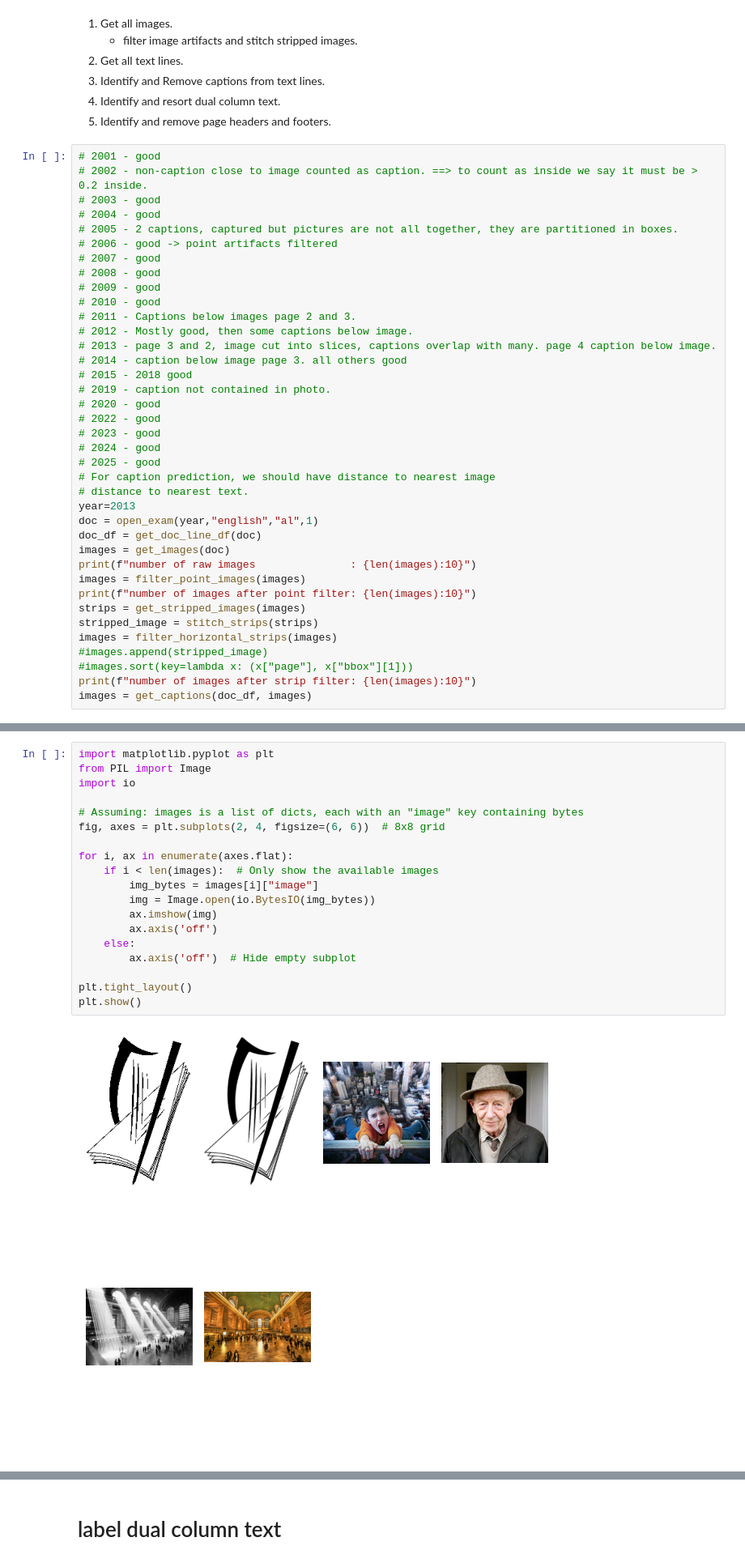
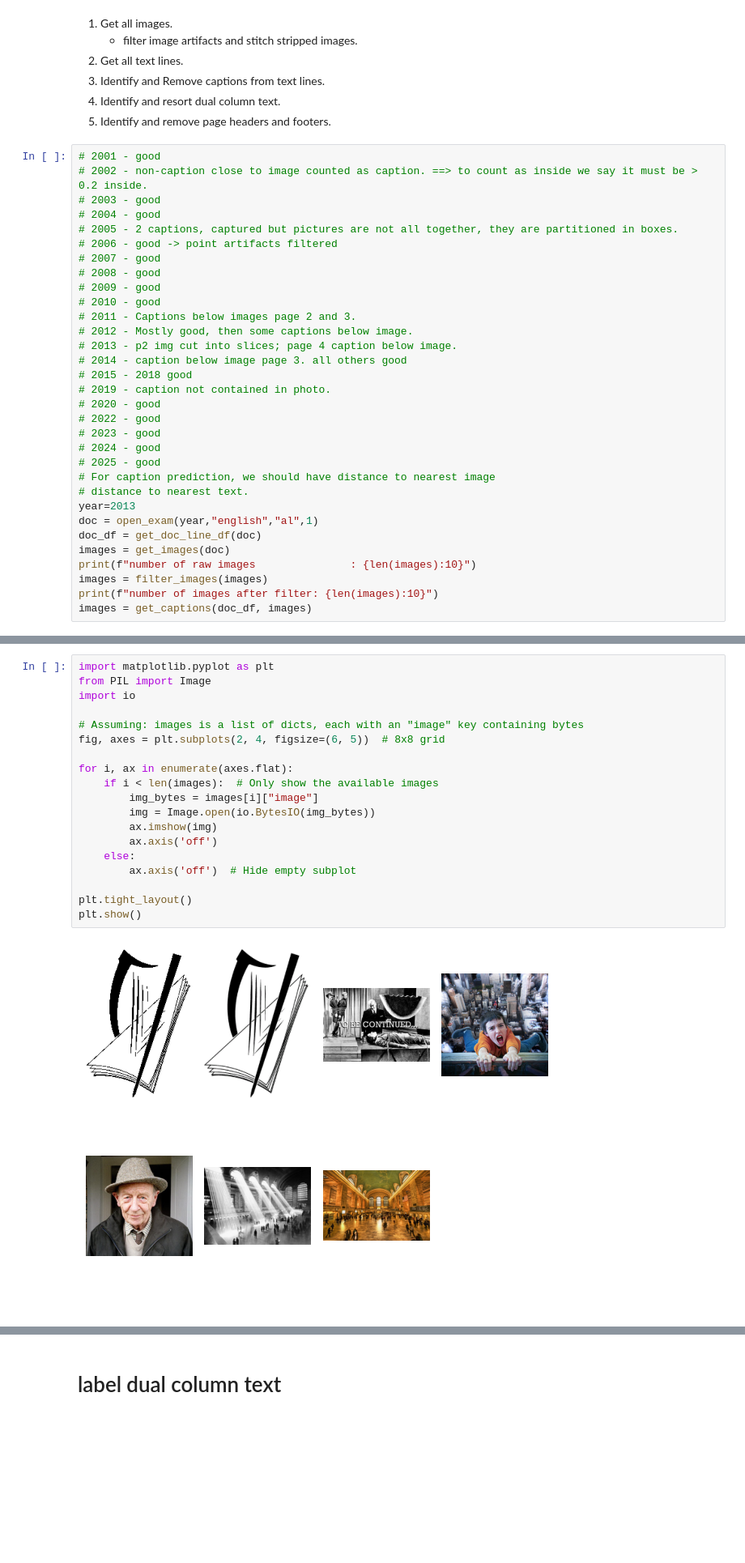
Before and after one commit to DSP-Tan/ogham-cloud, a Jupyter notebook: pdf_scraper/research/examAsLines.ipynb, the cells around one changed output, grey strips where cells are left out. Shown at 81% size. Drawn from its saved outputs; the diff is of its cells as text; blank space fills up the shorter version.

Commit message:
further work on caption detection

```diff
--- a/pdf_scraper/research/examAsLines.ipynb
+++ b/pdf_scraper/research/examAsLines.ipynb
@@ -47,7 +45,7 @@ def show_image(image):
 # 2010 - good
 # 2011 - Captions below images page 2 and 3.
 # 2012 - Mostly good, then some captions below image.
-# 2013 - page 3 and 2, image cut into slices, captions overlap with many. page 4 caption below image.
+# 2013 - p2 img cut into slices; page 4 caption below image.
 # 2014 - caption below image page 3. all others good
 # 2015 - 2018 good
 # 2019 - caption not contained in photo.
@@ -63,14 +61,8 @@ doc = open_exam(year,"english","al",1)
 doc_df = get_doc_line_df(doc)
 images = get_images(doc)
 print(f"number of raw images               : {len(images):10}")
-images = filter_point_images(images)
-print(f"number of images after point filter: {len(images):10}")
-strips = get_stripped_images(images)
-stripped_image = stitch_strips(strips)
-images = filter_horizontal_strips(images)
-#images.append(stripped_image)
-#images.sort(key=lambda x: (x["page"], x["bbox"][1]))
-print(f"number of images after strip filter: {len(images):10}")
+images = filter_images(images)
+print(f"number of images after filter: {len(images):10}")
 images = get_captions(doc_df, images)
 # %% [output]
 number of raw images               :        260
@@ -81,24 +80,24 @@ number of images after strip filter:          6
 # %%
 import matplotlib.pyplot as plt
 from PIL import Image
 import io
 
 # Assuming: images is a list of dicts, each with an "image" key containing bytes
-fig, axes = plt.subplots(2, 4, figsize=(6, 6))  # 8x8 grid
+fig, axes = plt.subplots(2, 4, figsize=(6, 5))  # 8x8 grid
 
 for i, ax in enumerate(axes.flat):
     if i < len(images):  # Only show the available images
         img_bytes = images[i]["image"]
         img = Image.open(io.BytesIO(img_bytes))
         ax.imshow(img)
         ax.axis('off')
     else:
         ax.axis('off')  # Hide empty subplot
 
 plt.tight_layout()
 plt.show()
 # %% [output]
-[figure, old version]
+[figure, new version]
 # %%
 def bbox_distance(bbox1, bbox2):
     """
```
Also changed, not shown: parts of 9 cells of this notebook, 1 other file.
